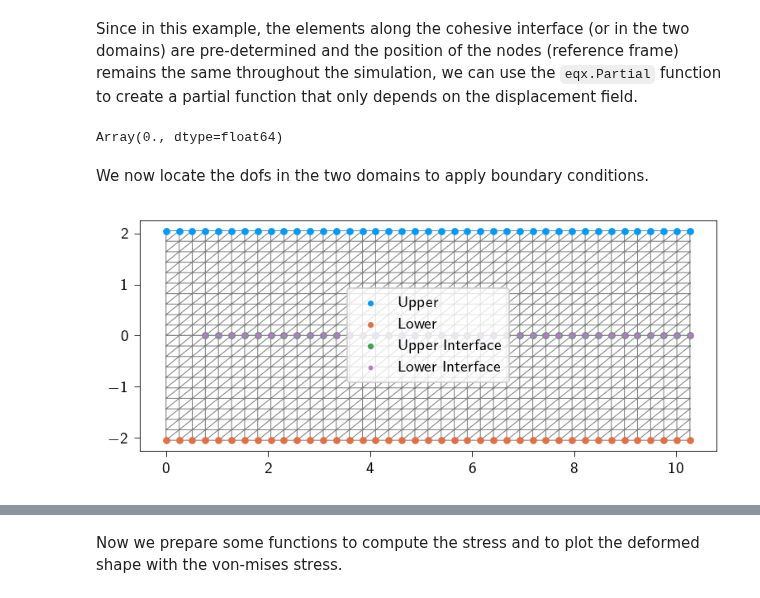
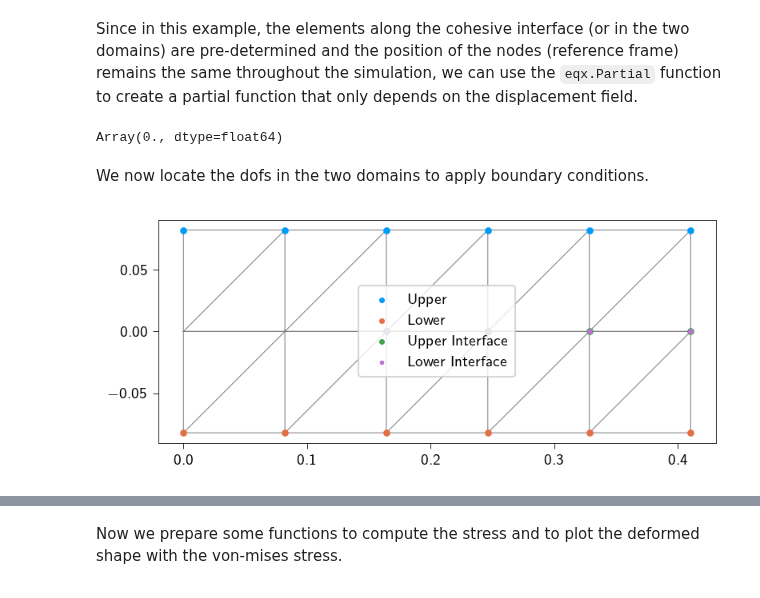
Before and after one commit to smec-ethz/tatva, a Jupyter notebook: examples/notebooks/dynamic_fracture.ipynb, the cells around one changed output, grey strips where cells are left out. Drawn from its saved outputs; the diff is of its cells as text; code cells hidden in the pictures.

```diff
--- a/examples/notebooks/dynamic_fracture.ipynb
+++ b/examples/notebooks/dynamic_fracture.ipynb
@@ -39,7 +46,7 @@ For a specimen stretched by a prestrain $\epsilon$, the applied stress at infini
 
 $$\sigma_{\infty} = \epsilon /E_\text{eff}$$
 # %%
-prestrain = 0.01
+prestrain = 0.05
 nu = 0.35
 
 E = 106e3 # N/m^2
@@ -131,13 +138,13 @@ def generate_mesh_with_line_elements(
 
     return coords, elements_2d, jnp.unique(jnp.array(elements_1d), axis=0)
 # %%
-Nx = 40  # Number of elements in X
-Ny = 10  # Number of elements in Y
+Nx = 5  # Number of elements in X
+Ny = 1  # Number of elements in Y
 Lx = 20*L_G  # Length in X
 Ly = 4*L_G  # Length in Y
 
 
-crack_length = 1.2*L_G
+crack_length = 5*L_G
 
 # function identifies nodes on the cohesive line at y = 0. and x > 2.0
 def cohesive_line(coord: jnp.ndarray, tol: float) -> bool:
@@ -397,7 +391,9 @@ total_energy = eqx.filter_jit(eqx.Partial(
 # %%
-total_energy(jnp.ones(n_dofs))
+u = jnp.zeros(n_dofs)
-# %% [output]
-Array(0., dtype=float64)
+# %%
+total_energy(u)
+# %% [output]
+Array(0., dtype=float64)
 # %% [markdown]
 We now locate the dofs in the two domains to apply boundary conditions.
 # %%
@@ -426,8 +422,8 @@ fixed_dofs = jnp.concatenate(
         2 * upper_nodes + 1,
         2 * lower_nodes,
         2 * lower_nodes + 1,
-        2 * upper_interface_nodes + 1,
-        2 * lower_interface_nodes + 1,
+        #2 * upper_interface_nodes + 1,
+        #2 * lower_interface_nodes + 1,
     ]
 )
 
@@ -438,37 +434,37 @@ prescribed_values = jnp.zeros(n_dofs).at[2 * upper_nodes].set(0.0)
 prescribed_values = prescribed_values.at[2 * upper_nodes + 1].set(applied_disp/2.)
 prescribed_values = prescribed_values.at[2 * lower_nodes].set(0.0)
 prescribed_values = prescribed_values.at[2 * lower_nodes + 1].set(-applied_disp/2.)
-prescribed_values = prescribed_values.at[2 * upper_interface_nodes + 1].set(0.0)
-prescribed_values = prescribed_values.at[2 * lower_interface_nodes + 1].set(0.0)
+#prescribed_values = prescribed_values.at[2 * upper_interface_nodes + 1].set(0.0)
+#prescribed_values = prescribed_values.at[2 * lower_interface_nodes + 1].set(0.0)
 
 free_dofs = jnp.setdiff1d(jnp.arange(n_dofs), fixed_dofs)
 
 
 # --- Plot the mesh ---
 # We plot the mesh the nodes that are fixed on the left and right edges.
 
 plt.style.use(STYLE_PATH)
 plt.figure(figsize=(6, 3))
 ax = plt.axes()
 ax.triplot(coords[:, 0], coords[:, 1], elements, color="grey", lw=0.5)
 
 ax.scatter(coords[upper_nodes, 0], coords[upper_nodes, 1], s=10, label="Upper")
 ax.scatter(coords[lower_nodes, 0], coords[lower_nodes, 1], s=10, label="Lower")
 ax.scatter(
     coords[upper_interface_nodes, 0],
     coords[upper_interface_nodes, 1],
     s=10,
     label="Upper Interface",
 )
 ax.scatter(
     coords[lower_interface_nodes, 0],
     coords[lower_interface_nodes, 1],
     s=5,
     label="Lower Interface",
 )
 ax.legend()
 ax.set_aspect("equal")
 ax.legend(loc="center")
 plt.show()
 # %% [output]
-[figure, old version]
+[figure, new version]
```
Also changed, not shown: parts of 48 cells of this notebook, 2 other files.
